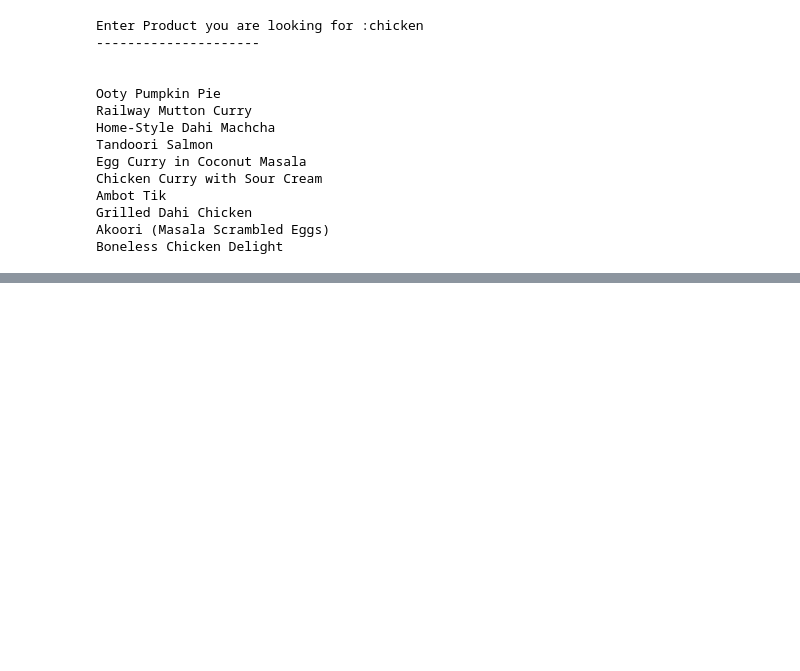
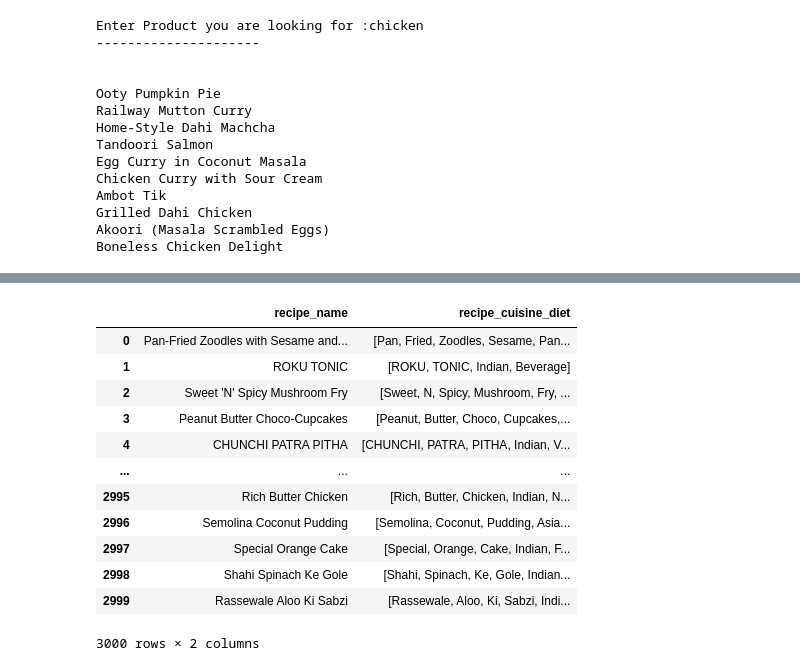
Before and after one commit to Nihar109/recipe_recommendation, a Jupyter notebook: content_based_recommendation_system.ipynb, the cells around one changed output, grey strips where cells are left out. Saved outputs shown, nothing was run; the diff lists cells and outputs as text; code cells hidden in the pictures; blank space fills up the shorter version.

```diff
--- a/content_based_recommendation_system.ipynb
+++ b/content_based_recommendation_system.ipynb
@@ -401,0 +549,4 @@ pickle.dump(similarity,open('similarity.pkl','wb'))
+# %%
+#Stop word removal
+nltk.download('stopwords')
+stopwords=nltk.corpus.stopwords.words('english')
@@ -401,0 +557,22 @@ pickle.dump(similarity,open('similarity.pkl','wb'))
+# %%
+def remove_stopwords(text_tokens):
+    text_output= [word for word in text_tokens if word not in stopwords]
+    return text_output
+
+new_df['recipe_cuisine_diet']=new_df['recipe_cuisine_diet'].apply(lambda x:remove_stopwords(x))
+# %%
+new_df
+# %% [output]
+|  | recipe_name | recipe_cuisine_diet |
+| 0 | Pan-Fried Zoodles with Sesame and... | [Pan, Fried, Zoodles, Sesame, Pan... |
+| 1 | ROKU TONIC | [ROKU, TONIC, Indian, Beverage] |
+| 2 | Sweet 'N' Spicy Mushroom Fry | [Sweet, N, Spicy, Mushroom, Fry, ... |
+| 3 | Peanut Butter Choco-Cupcakes | [Peanut, Butter, Choco, Cupcakes,... |
+| 4 | CHUNCHI PATRA PITHA | [CHUNCHI, PATRA, PITHA, Indian, V... |
+| ... | ... | ... |
+| 2995 | Rich Butter Chicken | [Rich, Butter, Chicken, Indian, N... |
+| 2996 | Semolina Coconut Pudding | [Semolina, Coconut, Pudding, Asia... |
+| 2997 | Special Orange Cake | [Special, Orange, Cake, Indian, F... |
+| 2998 | Shahi Spinach Ke Gole | [Shahi, Spinach, Ke, Gole, Indian... |
+| 2999 | Rassewale Aloo Ki Sabzi | [Rassewale, Aloo, Ki, Sabzi, Indi... |
+3000 rows × 2 columns
```
Also changed, not shown: parts of 30 cells of this notebook, 2 other files.
